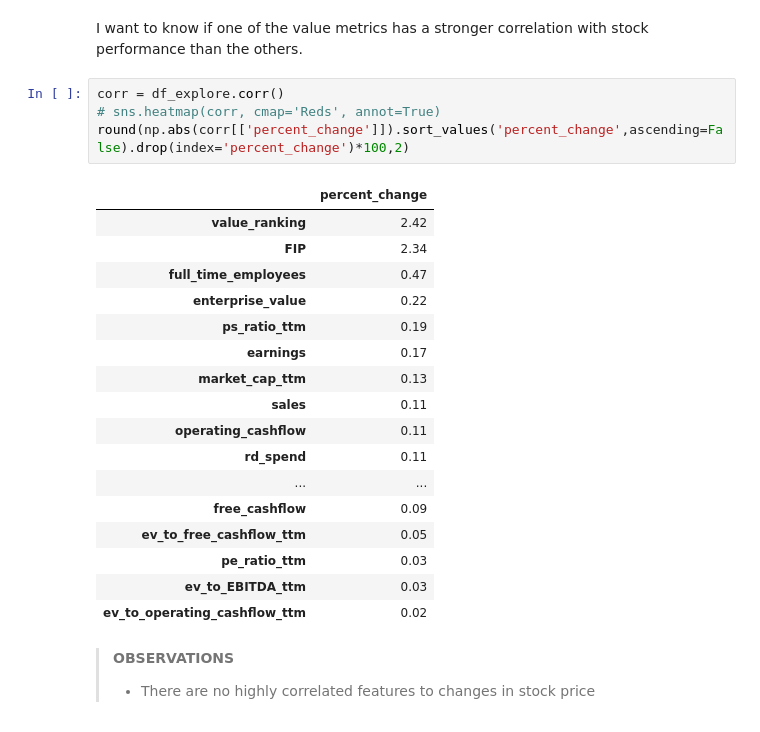
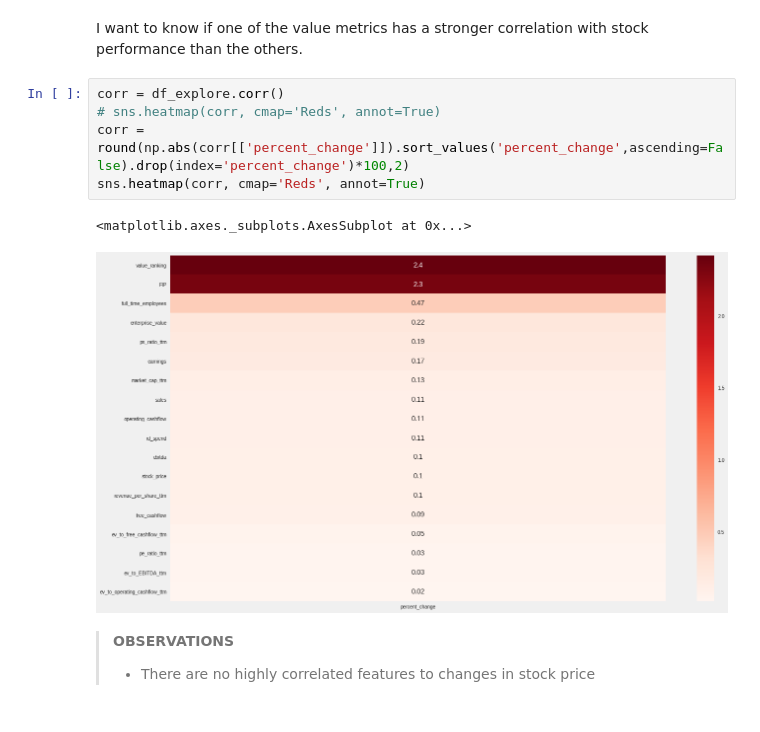
Before and after one commit to bentson1187/Stock-Market-Inefficiency-Analysis, a Jupyter notebook: Analysis Notebook.ipynb, the cells around one changed output. Saved outputs shown, nothing was run; the diff lists cells and outputs as text.

```diff
--- a/Analysis Notebook.ipynb
+++ b/Analysis Notebook.ipynb
@@ -1375,25 +1151,11 @@ I want to know if one of the value metrics has a stronger correlation with stock
 # %%
 corr = df_explore.corr()
 # sns.heatmap(corr, cmap='Reds', annot=True)
-round(np.abs(corr[['percent_change']]).sort_values('percent_change',ascending=False).drop(index='percent_change')*100,2)
+corr = round(np.abs(corr[['percent_change']]).sort_values('percent_change',ascending=False).drop(index='percent_change')*100,2)
+sns.heatmap(corr, cmap='Reds', annot=True)
 # %% [output]
-|  | percent_change |
-| value_ranking | 2.42 |
-| FIP | 2.34 |
-| full_time_employees | 0.47 |
-| enterprise_value | 0.22 |
-| ps_ratio_ttm | 0.19 |
-| earnings | 0.17 |
-| market_cap_ttm | 0.13 |
-| sales | 0.11 |
-| operating_cashflow | 0.11 |
-| rd_spend | 0.11 |
-| ... | ... |
-| free_cashflow | 0.09 |
-| ev_to_free_cashflow_ttm | 0.05 |
-| pe_ratio_ttm | 0.03 |
-| ev_to_EBITDA_ttm | 0.03 |
-| ev_to_operating_cashflow_ttm | 0.02 |
+<matplotlib.axes._subplots.AxesSubplot at 0x...>
+[figure, added]
 # %% [markdown]
 > **OBSERVATIONS**
 > - There are no highly correlated features to changes in stock price
```
Also changed, not shown: parts of 72 cells of this notebook.
